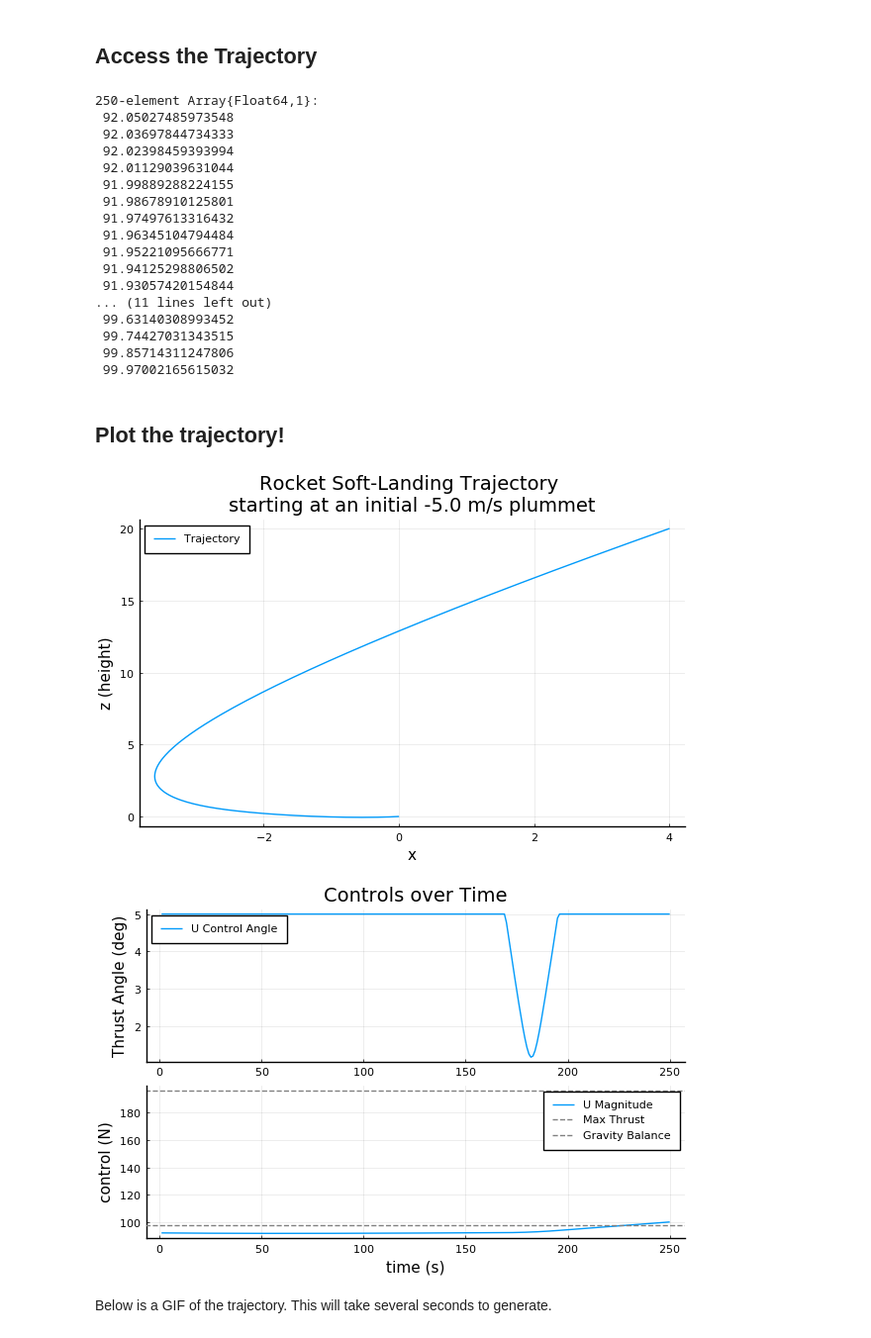
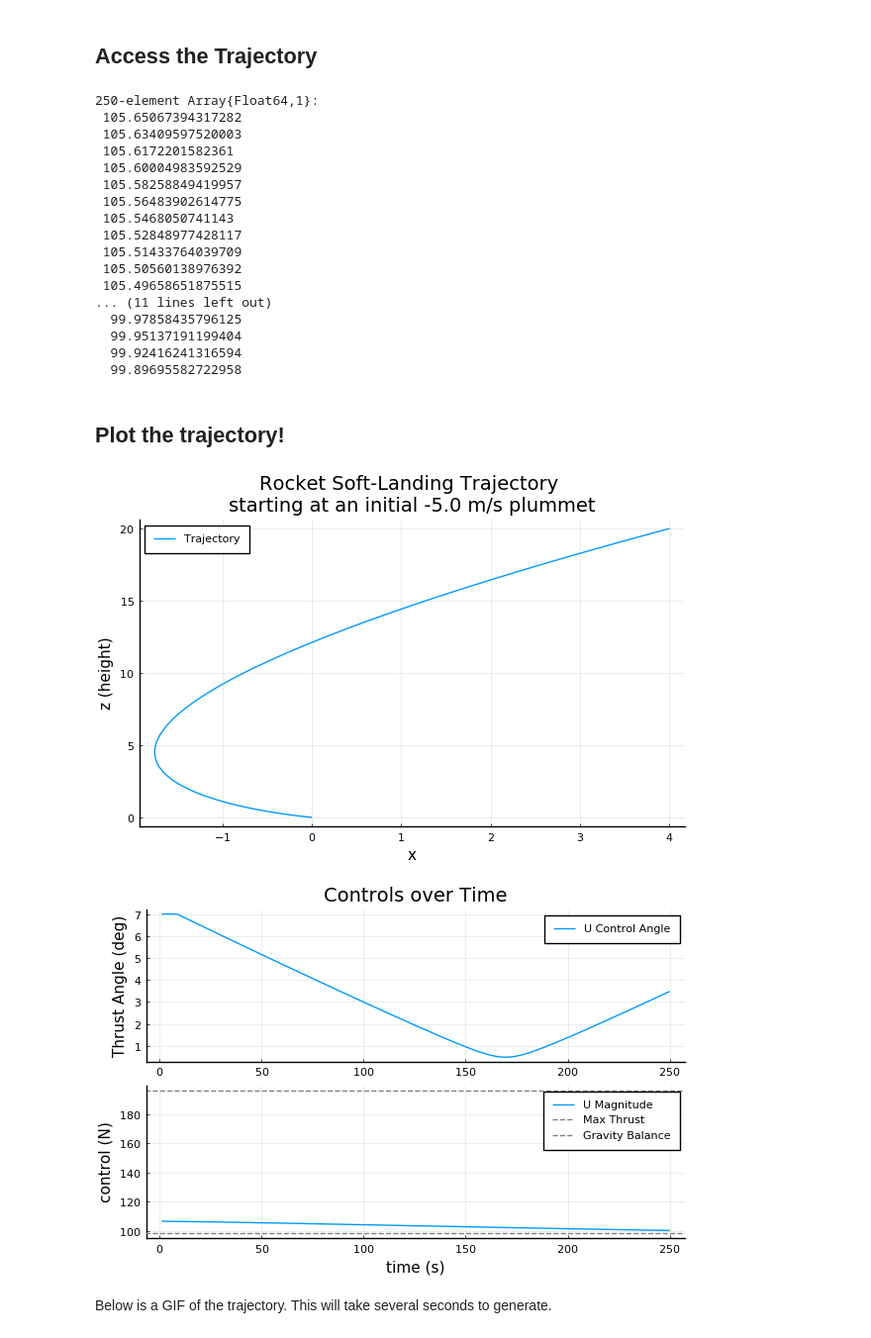
Before and after one commit to RoboticExplorationLab/altro-mpc-icra2021, a Jupyter notebook: benchmarks/rocket_landing/RocketLandingSOCPSimplified.ipynb, the cells around one changed output. Shown at 99% size. Drawn from its saved outputs; the diff is of its cells as text; code cells hidden in the pictures.

Commit message:
Debugging ControlConstraints

```diff
--- a/benchmarks/rocket_landing/RocketLandingSOCPSimplified.ipynb
+++ b/benchmarks/rocket_landing/RocketLandingSOCPSimplified.ipynb
@@ -118,0 +77,5 @@ RobotDynamics.control_dim(::Rocket) = 3
+# %%
+const mass = 10.0
+const grav = SA[0.0; 0.0; -9.81]
+
+model = LinearModel([zeros(3,3) I; zeros(3, 6)], [zeros(3,3); (1/mass) * I], vec([zeros(3, 1); grav]))
@@ -121,7 +86,6 @@ RobotDynamics.control_dim(::Rocket) = 3
 
 Feel free to choose <code>N</code> and <code>tf</code> based on your needs.
 # %%
-model = Rocket()
 n, m = size(model)
 # n is the size of the states ([x, y, z, vx, vy, vz])
 # m is the size of the control thrust ([Tx, Ty, Tz]])
@@ -202,25 +135,19 @@ conSet = ConstraintList(n,m,N)
 ground_level = 0.0 # Crash Prevention Constraint
 theta = 7 # deg. Max Angle Constraint
 perWeightMax = 2
-u_bnd = model.mass * norm(model.g[3]) * perWeightMax
+u_bnd = mass * norm(grav[3]) * perWeightMax
 println("Maximum Thrust is $u_bnd")
+
+
+# Goal Constraint that the rocket must reach the landing site.
+goal = GoalConstraint(xf)
+add_constraint!(conSet, goal, N)
 
 # Bounds
 bnd = BoundConstraint(n,m, x_min=[-Inf, -Inf, ground_level,
                                   -Inf, -Inf, -Inf])
 
-# bnd = BoundConstraint(n,m, x_min=[-Inf, -Inf, ground_level,
-#                                   -Inf, -Inf, -Inf],
-#                            u_min=[-Inf, -Inf, 0   ],
-#                            u_max=[ Inf,  Inf, u_bnd])
-# bnd = BoundConstraint(n,m, x_min=[-Inf, -Inf, ground_level,
-#                                   -Inf, -Inf, -Inf],
-#                            u_min=[-ulateral_max, -ulateral_max, 0   ],
-#                            u_max=[ ulateral_max,  ulateral_max, u_bnd])
-
 # Include the max thrust constraint
-
-# maxT = NormConstraint(n, m, u_bnd^2, Inequality(), :control)
 maxT = NormConstraint(n, m, u_bnd, TrajectoryOptimization.SecondOrderCone(), :control)
 add_constraint!(conSet, maxT, 1:N-1)
 
@@ -233,13 +160,6 @@ function getAlpha(theta, deg = true)
 end
 
 
-alpha = getAlpha(theta)
-println("alpha for angle constraint is $alpha")
-maxTA = NormConstraint(n, m, alpha * u_bnd, TrajectoryOptimization.SecondOrderCone(), SVector{m-1}(n .+ (1:(m-1))))
-# add_constraint!(conSet, maxTA, 1:N-1)
-
-# Goal Constraint that the rocket must reach the landing site.
-goal = GoalConstraint(xf)
-add_constraint!(conSet, goal, N)
+maxTAalpha = getAlpha(theta)
 # %% [output]
 Maximum Thrust is 196.20000000000002
@@ -398,22 +383,22 @@ uys = [u[2] for u in U]
 uzs = [u[3] for u in U]
 # %% [output]
 250-element Array{Float64,1}:
- 92.05027485973548
- 92.03697844734333
- 92.02398459393994
- 92.01129039631044
- 91.99889288224155
- 91.98678910125801
- 91.97497613316432
- 91.96345104794484
- 91.95221095666771
- 91.94125298806502
- 91.93057420154844
+ 105.65067394317282
+ 105.63409597520003
+ 105.6172201582361
+ 105.60004983592529
+ 105.58258849419957
+ 105.56483902614775
+ 105.5468050741143
+ 105.52848977428117
+ 105.51433764039709
+ 105.50560138976392
+ 105.49658651875515
 ... (11 lines left out)
- 99.63140308993452
- 99.74427031343515
- 99.85714311247806
- 99.97002165615032
+  99.97858435796125
+  99.95137191199404
+  99.92416241316594
+  99.89695582722958
 # %% [markdown]
 ## Plot the trajectory!
 # %%
@@ -426,33 +411,33 @@ xlabel!("x")
 ylabel!("z (height)")
 title!(titleText)
 # %% [output]
-[figure, old version]
+[figure, new version]
 # %%
 function getAngle3D(u)
     if norm(u[3]) == 0.0
         # hit the tan singularity
         return pi / 2
     else
         return atand(norm([u[1]; u[2]]), u[3])
     end
 end
 
 plt_ux = plot(getAngle3D.(U), label = "U Control Angle")
 # hline!([-ulateral_max, ulateral_max], linecolor = :grey, linestyle = :dash,
 #                 label = "Max Lateral Thrust")
 # xlabel!("time (s)")
 ylabel!("Thrust Angle (deg)")
 title!("Controls over Time")
 
 plt_umag = plot(norm.(U), label = "U Magnitude")
 hline!([u_bnd], linecolor = :grey, linestyle = :dash, label = "Max Thrust")
-hline!([norm(model.mass * model.g[3])], linecolor = :grey, linestyle = :dash, label = "Gravity Balance")
+hline!([norm(mass * grav[3])], linecolor = :grey, linestyle = :dash, label = "Gravity Balance")
 xlabel!("time (s)")
 ylabel!("control (N)")
 
 plt_u = plot(plt_ux, plt_umag, layout = (2, 1))
 # %% [output]
-[figure, old version]
+[figure, new version]
 # %% [markdown]
 Below is a GIF of the trajectory. This will take several seconds to generate.
 # %%
```
Also changed, not shown: parts of 30 cells of this notebook, 2 other files.
